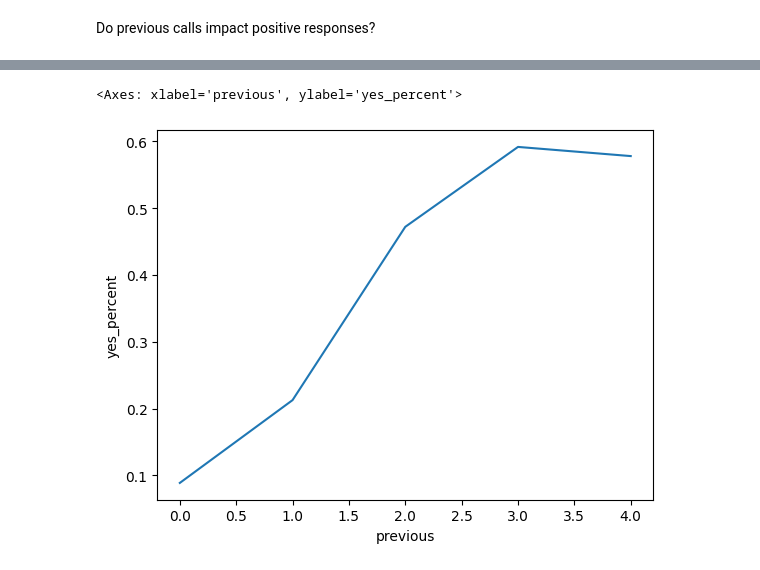
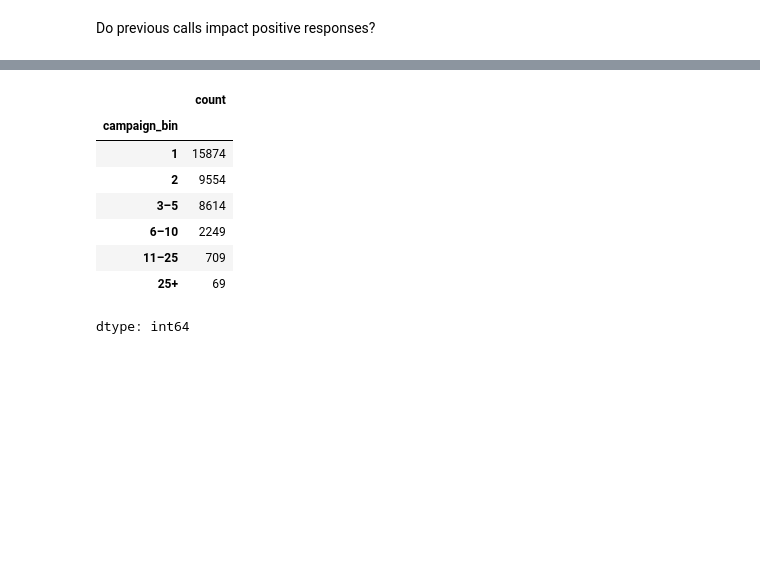
Before and after one commit to jennarandall785/Portfolio, a Jupyter notebook: notebooks/campaign.ipynb, the cells around one changed output, grey strips where cells are left out. Drawn from its saved outputs; the diff is of its cells as text; code cells hidden in the pictures; blank space fills up the shorter version.

```diff
--- a/notebooks/campaign.ipynb
+++ b/notebooks/campaign.ipynb
@@ -84,5 +75,12 @@ dtype: int64
-# %%
-sns.lineplot (data= response_rate, x = "previous", y = "yes_percent")
-# %% [output]
-<Axes: xlabel='previous', ylabel='yes_percent'>
-[figure, removed]
+# %%
+campaign["campaign_bin"].value_counts()
+# %% [output]
+|  | count |
+| campaign_bin |  |
+| 1 | 15874 |
+| 2 | 9554 |
+| 3–5 | 8614 |
+| 6–10 | 2249 |
+| 11–25 | 709 |
+| 25+ | 69 |
+dtype: int64
```
Also changed, not shown: parts of 7 cells of this notebook.
